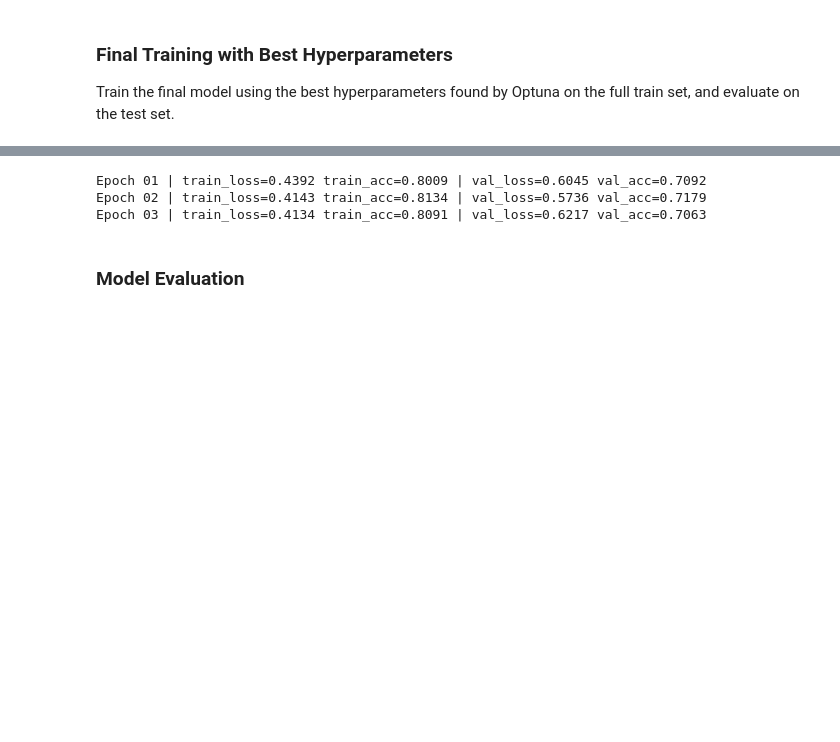
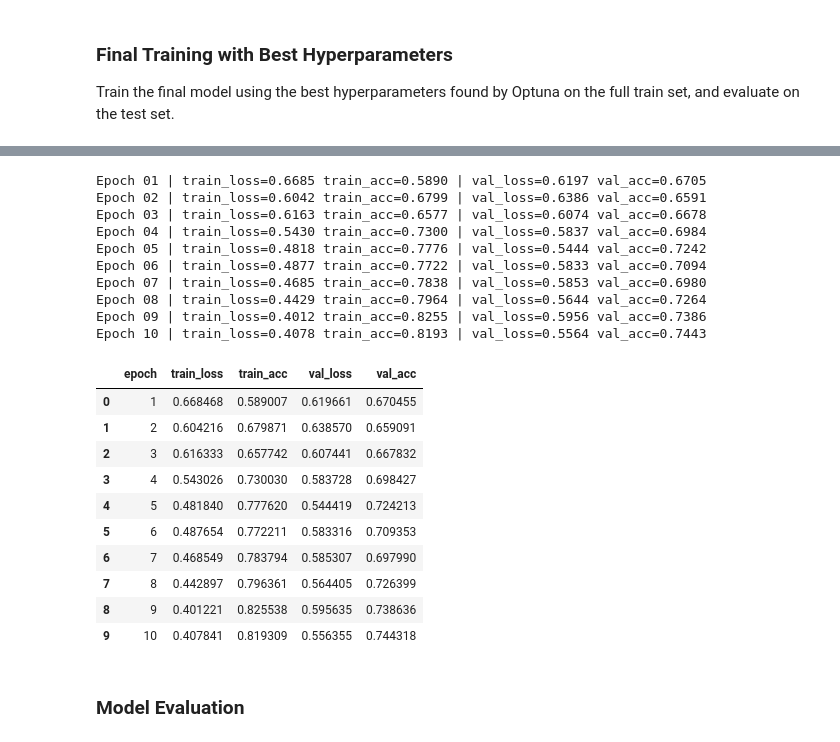
Before and after one commit to lemonmelonn/devanasokan_fyp, a Jupyter notebook: 05_model_training/model1_rnn_tuning.ipynb, the cells around one changed output, grey strips where cells are left out. Saved outputs shown, nothing was run; the diff lists cells and outputs as text; code cells hidden in the pictures; blank space fills up the shorter version.

Commit message:
training for deep learning models

```diff
--- a/05_model_training/model1_rnn_tuning.ipynb
+++ b/05_model_training/model1_rnn_tuning.ipynb
@@ -490,7 +500,7 @@ RNNClassifier(
 # Train the final model with best hyperparameters
 
 num_epochs = 10
-best_val_loss = float("inf")
+best_val_acc = 0
 best_model_path = Path("rnn_lyrics_classifier.pt")
 history = []
 
@@ -502,42 +512,60 @@ for epoch in range(1, num_epochs + 1):
     train_loss, train_acc, train_targets, train_probs, train_predictions = run_epoch(model, train_loader, criterion, optimizer, training=True)
     val_loss, val_acc, val_targets, val_probs, val_predictions = run_epoch(model, val_loader, criterion, training=False)
 
     history.append(
         {
             "epoch": epoch,
             "train_loss": train_loss,
             "train_acc": train_acc,
             "val_loss": val_loss,
             "val_acc": val_acc,
         }
     )
 
     print(
         f"Epoch {epoch:02d} | "
         f"train_loss={train_loss:.4f} train_acc={train_acc:.4f} | "
         f"val_loss={val_loss:.4f} val_acc={val_acc:.4f}"
     )
 
-    # Check if validation loss improved
-    if val_loss < best_val_loss:
-        best_val_loss = val_loss
-        patience_counter = 0  # Reset patience counter when loss improves
+    # Check if validation accuracy improved
+    if val_acc > best_val_acc:
+        best_val_acc = val_acc
+        patience_counter = 0  # Reset patience counter when accuracy improves
         torch.save(model.state_dict(), best_model_path)
     else:
-        patience_counter += 1  # Increment patience counter when loss doesn't improve
+        patience_counter += 1  # Increment patience counter when accuracy doesn't improve
 
     # Early stopping logic - break if patience is exceeded
     if patience_counter >= patience:
         print(f"\nEarly stopping triggered! No improvement for {patience} consecutive epochs.")
-        print(f"Best validation loss: {best_val_loss:.4f}")
+        print(f"Best validation accuracy: {best_val_acc:.4f}")
         break
 
 history_df = pd.DataFrame(history)
 history_df
 # %% [output]
-Epoch 01 | train_loss=0.4392 train_acc=0.8009 | val_loss=0.6045 val_acc=0.7092
-Epoch 02 | train_loss=0.4143 train_acc=0.8134 | val_loss=0.5736 val_acc=0.7179
-Epoch 03 | train_loss=0.4134 train_acc=0.8091 | val_loss=0.6217 val_acc=0.7063
+Epoch 01 | train_loss=0.6685 train_acc=0.5890 | val_loss=0.6197 val_acc=0.6705
+Epoch 02 | train_loss=0.6042 train_acc=0.6799 | val_loss=0.6386 val_acc=0.6591
+Epoch 03 | train_loss=0.6163 train_acc=0.6577 | val_loss=0.6074 val_acc=0.6678
+Epoch 04 | train_loss=0.5430 train_acc=0.7300 | val_loss=0.5837 val_acc=0.6984
+Epoch 05 | train_loss=0.4818 train_acc=0.7776 | val_loss=0.5444 val_acc=0.7242
+Epoch 06 | train_loss=0.4877 train_acc=0.7722 | val_loss=0.5833 val_acc=0.7094
+Epoch 07 | train_loss=0.4685 train_acc=0.7838 | val_loss=0.5853 val_acc=0.6980
+Epoch 08 | train_loss=0.4429 train_acc=0.7964 | val_loss=0.5644 val_acc=0.7264
+Epoch 09 | train_loss=0.4012 train_acc=0.8255 | val_loss=0.5956 val_acc=0.7386
+Epoch 10 | train_loss=0.4078 train_acc=0.8193 | val_loss=0.5564 val_acc=0.7443
+|  | epoch | train_loss | train_acc | val_loss | val_acc |
+| 0 | 1 | 0.668468 | 0.589007 | 0.619661 | 0.670455 |
+| 1 | 2 | 0.604216 | 0.679871 | 0.638570 | 0.659091 |
+| 2 | 3 | 0.616333 | 0.657742 | 0.607441 | 0.667832 |
+| 3 | 4 | 0.543026 | 0.730030 | 0.583728 | 0.698427 |
+| 4 | 5 | 0.481840 | 0.777620 | 0.544419 | 0.724213 |
+| 5 | 6 | 0.487654 | 0.772211 | 0.583316 | 0.709353 |
+| 6 | 7 | 0.468549 | 0.783794 | 0.585307 | 0.697990 |
+| 7 | 8 | 0.442897 | 0.796361 | 0.564405 | 0.726399 |
+| 8 | 9 | 0.401221 | 0.825538 | 0.595635 | 0.738636 |
+| 9 | 10 | 0.407841 | 0.819309 | 0.556355 | 0.744318 |
 # %% [markdown]
 ### Model Evaluation
 # %%
```
Also changed, not shown: parts of 18 cells of this notebook, 3 other files.
